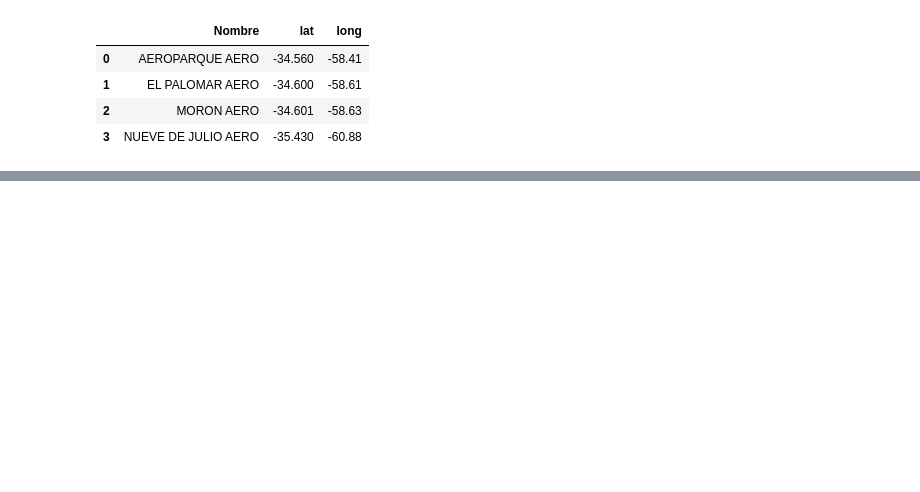
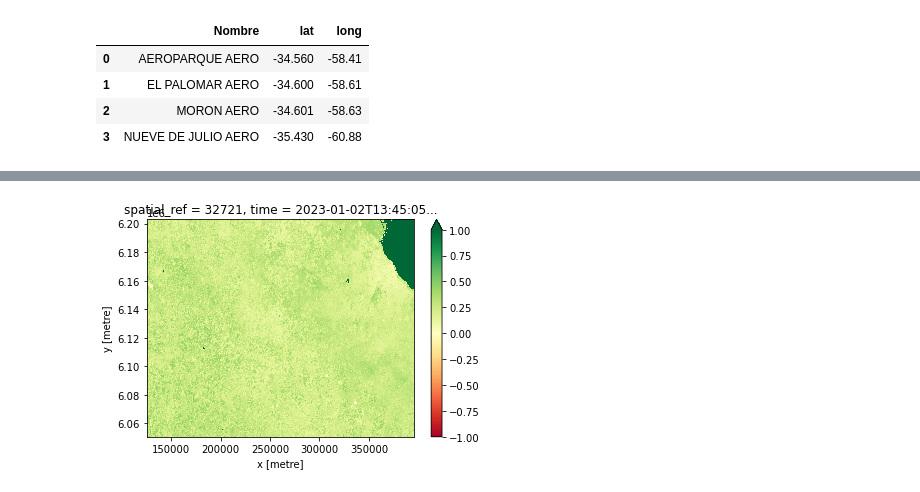
Before and after one commit to giuliano-geo/buenos_aires, a Jupyter notebook: cocoton_GIS.ipynb, the cells around one changed output, grey strips where cells are left out. Drawn from its saved outputs; the diff is of its cells as text; code cells hidden in the pictures; blank space fills up the shorter version.

Commit message:
mosaico ndvi con estaciones proyectadas

```diff
--- a/cocoton_GIS.ipynb
+++ b/cocoton_GIS.ipynb
@@ -239,0 +255,19 @@ plt.show()
+# %%
+os.environ['PC_SDK_SUBSCRIPTION_KEY'] = '2bb1ce5c4d8944d48b4129b9215ef932'
+# Always set this when reading from URLs
+os.environ['GDAL_DISABLE_READDIR_ON_OPEN']='EMPTY_DIR'
+
+catalog = pystac_client.Client.open(
+    "https://planetarycomputer.microsoft.com/api/stac/v1",
+    modifier=planetary_computer.sign_inplace,
+)
+
+search = catalog.search(
+    collections=["landsat-c2-l2"],
+    bbox=bbox_of_interest,
+    datetime=time_of_interest,
+    query={"eo:cloud_cover": {"lt": 10}},
+)
+
+items = search.get_all_items()
+print(f"Returned {len(items)} Items")
@@ -239,0 +276,10 @@ plt.show()
+# %%
+ds = odc.stac.stac_load(
+    items,
+    bands = ["nir08", "red"],
+    bbox=bbox_of_interest,
+    crs="utm",
+    resolution=250, # units of output CRS (UTM)
+    groupby='year', # adjacent acquisition frames automatically merged
+    chunks={}, # Use Dask library to divy up large dataset!
+)
@@ -239,0 +325,4 @@ plt.show()
+# %%
+ndvi = (ds.nir08 - ds.red) / (ds.nir08 + ds.red)
+
+ndvi
@@ -239,0 +354,6 @@ plt.show()
+# %%
+ndvi = ndvi.compute()
+# %%
+ndvi.isel(time=slice(0,1)).plot(vmin=-1, vmax=1, cmap='RdYlGn');
+# %% [output]
+[figure, added]
```
Also changed, not shown: parts of 20 cells of this notebook.
